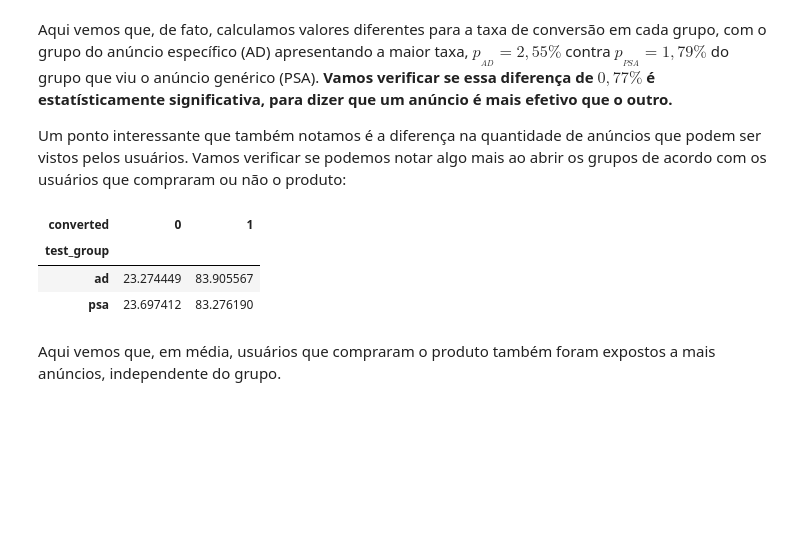
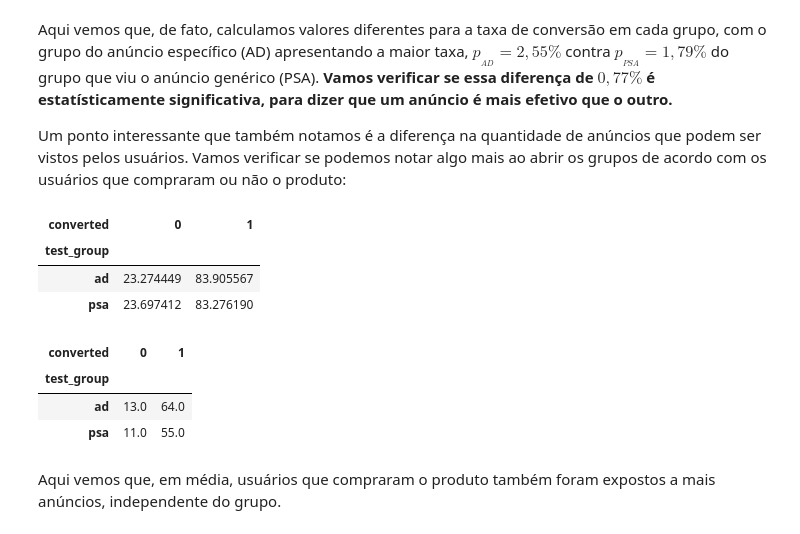
Before and after one commit to brnocesar/data-science-portifolio, a Jupyter notebook: ab_testing/marketing_ab_pt_br.ipynb, the cells around one changed output. Cells and saved outputs as stored; diff of their text form; code cells hidden in the pictures; blank space fills up the shorter version.

```diff
--- a/ab_testing/marketing_ab_pt_br.ipynb
+++ b/ab_testing/marketing_ab_pt_br.ipynb
@@ -167,6 +195,13 @@ pd.crosstab(df['test_group'], df['converted'], values=df['total_ads'], aggfunc='
 | test_group |  |  |
 | ad | 23.274449 | 83.905567 |
 | psa | 23.697412 | 83.276190 |
+# %%
+pd.crosstab(df['test_group'], df['converted'], values=df['total_ads'], aggfunc='median')
+# %% [output]
+| converted | 0 | 1 |
+| test_group |  |  |
+| ad | 13.0 | 64.0 |
+| psa | 11.0 | 55.0 |
 # %% [markdown]
 Aqui vemos que, em média, usuários que compraram o produto também foram expostos a mais anúncios, independente do grupo.
 # %% [markdown]
```
Also changed, not shown: parts of 44 cells of this notebook, 4 other files.
